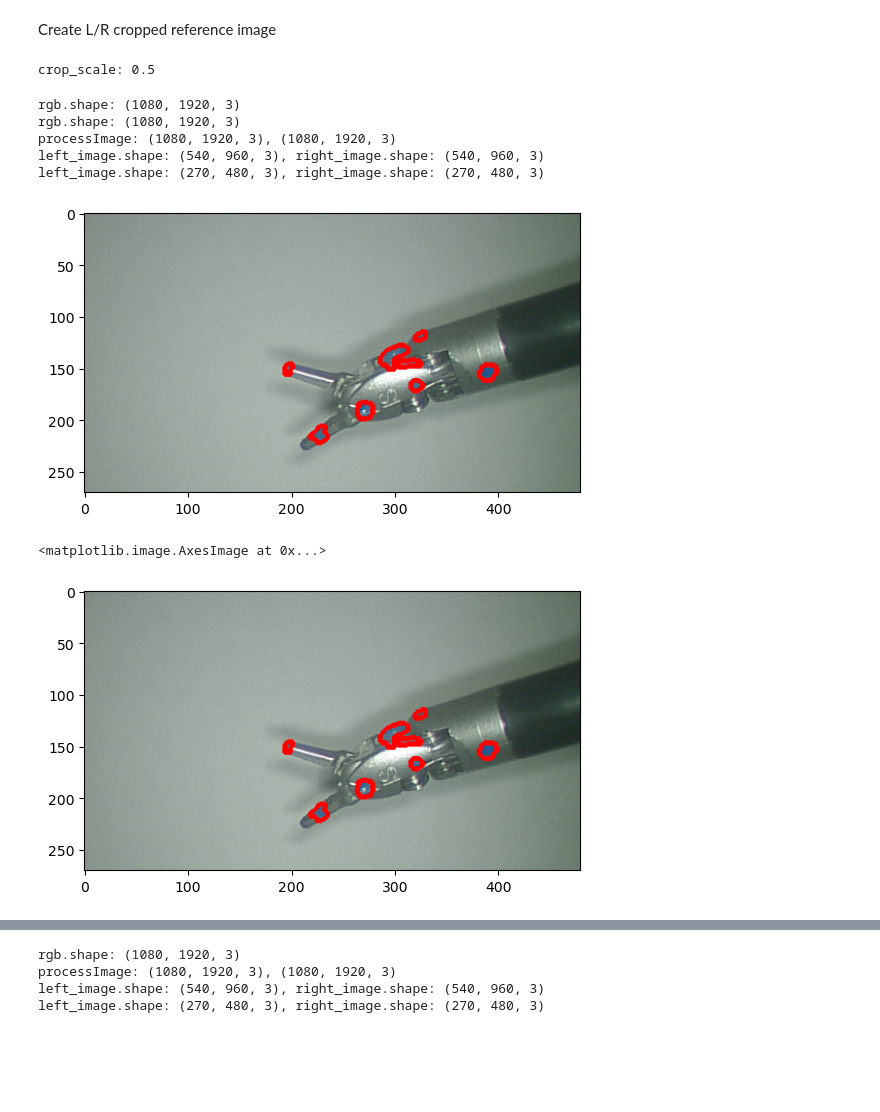
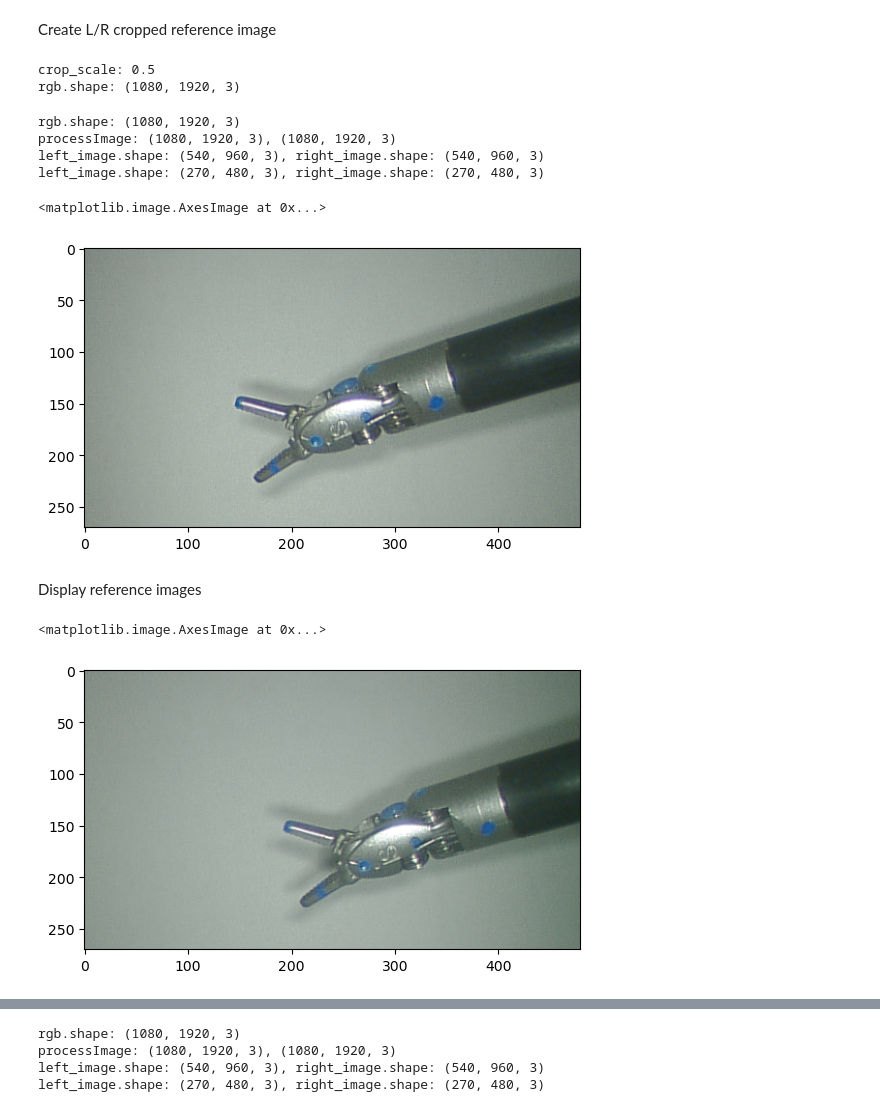
Before and after one commit to ucsdarclab/surgical_tool_tracking, a Jupyter notebook: kornia_dev/scratch.ipynb, the cells around one changed output, grey strips where cells are left out. Cells and saved outputs as stored; diff of their text form; code cells hidden in the pictures; blank space fills up the shorter version.

Commit message:
contours

```diff
--- a/kornia_dev/scratch.ipynb
+++ b/kornia_dev/scratch.ipynb
@@ -236,6 +236,12 @@ plot_color_line_matches([matched_lines1, matched_lines2], lw=2)
 # %% [markdown]
 Create L/R cropped reference image
 # %%
+draw_contours = False
+if (draw_contours):
+    source_dir = 'ref_data/contour/'
+else:
+    source_dir = 'ref_data/no_contour/'
+
 import time
 import cv2
 import kornia as K
@@ -276,48 +282,57 @@ cam_T_b[:-1, :-1] = axisAngleToRotationMatrix(hand_eye_data['PSM1_rvec'])
 # image processing functions
 def raw_string_to_rgb(raw_string):
     byte_string = raw_string[2:-1].encode('latin1')
     escaped_string = byte_string.decode('unicode_escape')
     byte_string = escaped_string.encode('latin1')
     nparr = np.fromstring(byte_string, np.uint8)
     rgb = nparr.reshape((1080, 1920, -1))
     print('rgb.shape: {}'.format(rgb.shape))
     return rgb
 
 # read first image from left_cam
 data = pd.read_csv('../../journal_dataset/stereo-left-image.csv', nrows = 1)
 raw_string = data['data'][0]
 rgb_l = raw_string_to_rgb(raw_string = raw_string) # 1080 x 1920 x 3 (RGB) uint8 ndarray [0, 255]
 
 # read first image from right_cam
 data = pd.read_csv('../../journal_dataset/stereo-right-image.csv', nrows = 1)
 raw_string = data['data'][0]
 rgb_r = raw_string_to_rgb(raw_string = raw_string) # 1080 x 1920 x 3 (RGB) uint8 ndarray [0, 255]
 
 # process images
 new_left_img, new_right_img = cam.processImage(rgb_l, rgb_r, crop_scale = crop_scale)
-_, new_left_img  = segmentColorAndGetKeyPoints(new_left_img,  draw_contours=True)
-_, new_right_img = segmentColorAndGetKeyPoints(new_right_img, draw_contours=True)
-#plt.imshow(new_right_img)
+_, new_left_img  = segmentColorAndGetKeyPoints(new_left_img,  draw_contours = draw_contours)
+_, new_right_img = segmentColorAndGetKeyPoints(new_right_img, draw_contours = draw_contours)
 
 # save ref images
-np.save('crop_ref_l_img.npy', new_left_img) # (crop_height, crop_width, 3) RGB uint8
-plt.imshow(new_left_img)
-
-np.save('crop_ref_r_img.npy', new_right_img) # (crop_height, crop_width, 3) RGB uint8
-#plt.imshow(new_right_img)
+out_file = source_dir + 'crop_ref_l_img.npy'
+np.save(out_file, new_left_img) # (crop_height, crop_width, 3) RGB uint8
+out_file = source_dir + 'crop_ref_r_img.npy'
+np.save(out_file, new_right_img) # (crop_height, crop_width, 3) RGB uint8
+plt.imshow(new_right_img)
 # %% [output]
 crop_scale: 0.5
+rgb.shape: (1080, 1920, 3)
-rgb.shape: (1080, 1920, 3)
 rgb.shape: (1080, 1920, 3)
 processImage: (1080, 1920, 3), (1080, 1920, 3)
 left_image.shape: (540, 960, 3), right_image.shape: (540, 960, 3)
 left_image.shape: (270, 480, 3), right_image.shape: (270, 480, 3)
+<matplotlib.image.AxesImage at 0x...>
-[figure, old version]
+[figure, new version]
+# %% [markdown]
+Display reference images
 # %%
 import numpy as np
 import matplotlib.pyplot as plt
 
-plt.imshow(np.load('crop_ref_l_img.npy'))
+draw_contours = False
+if (draw_contours):
+    source_dir = 'ref_data/contour/'
+else:
+    source_dir = 'ref_data/no_contour/'
+
+out_file = source_dir + 'crop_ref_l_img.npy'
+plt.imshow(np.load(out_file))
 # %% [output]
 <matplotlib.image.AxesImage at 0x...>
-[figure, old version]
+[figure, new version]
```
Also changed, not shown: parts of 5 cells of this notebook, 20 other files.
